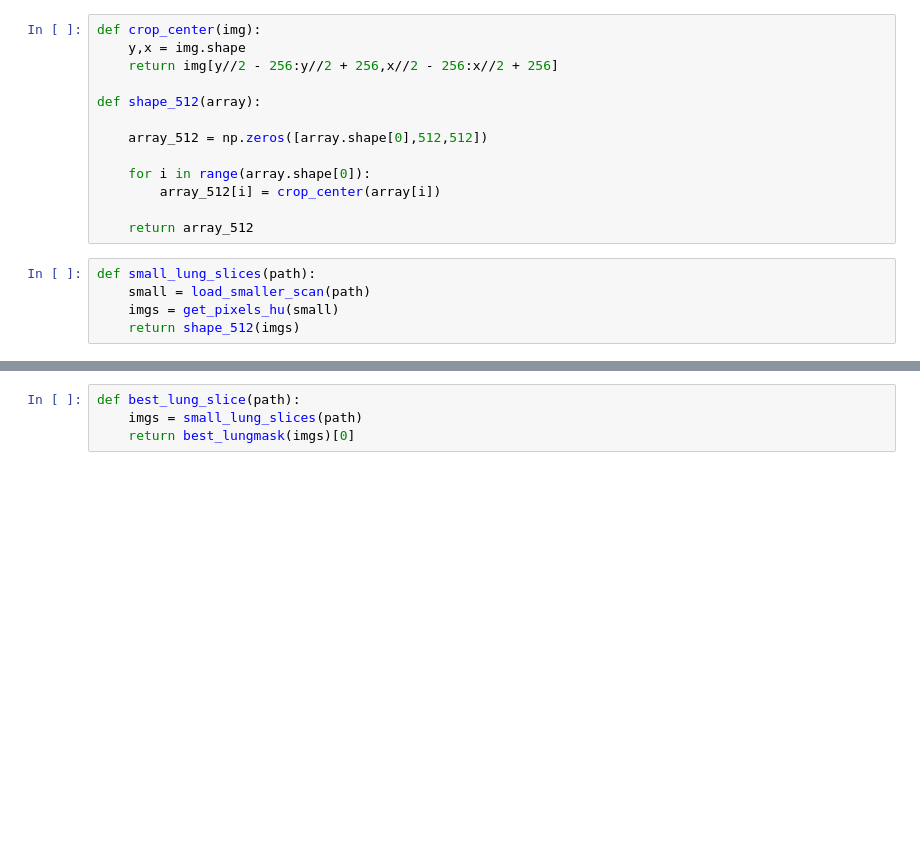
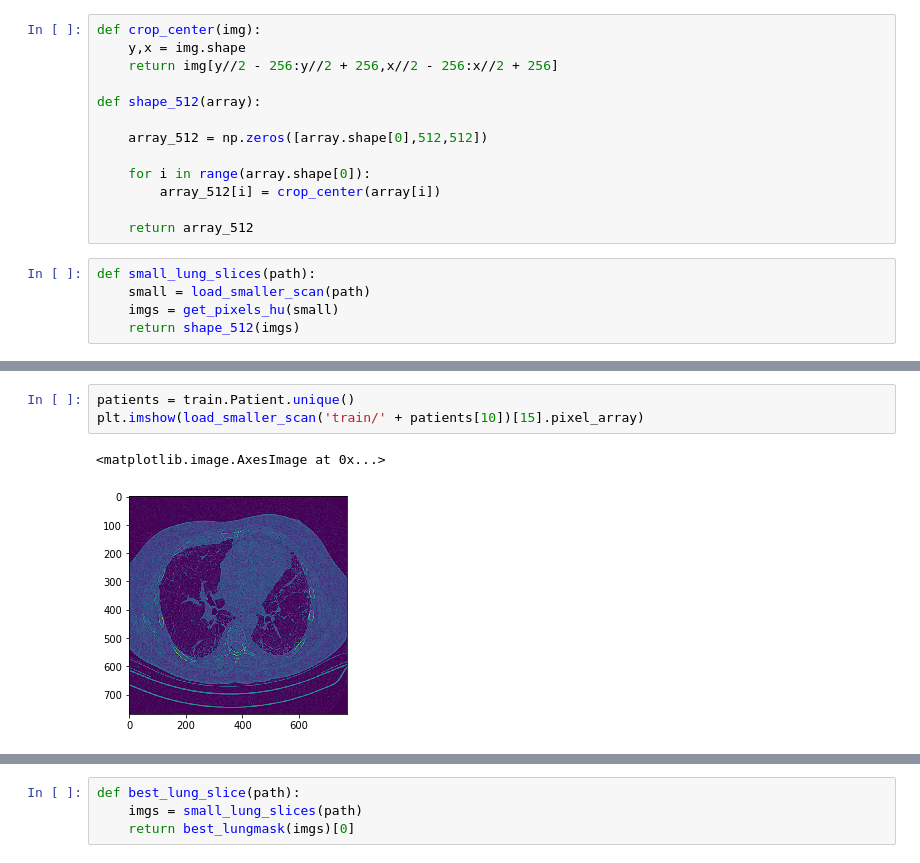
Before and after one commit to EdMDias/OSIC_kaggle_project, a Jupyter notebook: lungs_resize_large_slice_v1.ipynb, the cells around one changed output, grey strips where cells are left out. Saved outputs shown, nothing was run; the diff lists cells and outputs as text; blank space fills up the shorter version.

```diff
--- a/lungs_resize_large_slice_v1.ipynb
+++ b/lungs_resize_large_slice_v1.ipynb
@@ -191,4 +204,10 @@ def best_lungmask(slices):
             pixel_nr = tmp_pixel_nr
             nr = i
     return img, nr
+# %%
+patients = train.Patient.unique()
+plt.imshow(load_smaller_scan('train/' + patients[10])[15].pixel_array)
+# %% [output]
+<matplotlib.image.AxesImage at 0x...>
+[figure, added]
 # %%
```
Also changed, not shown: parts of 11 cells of this notebook, 1 other file.
